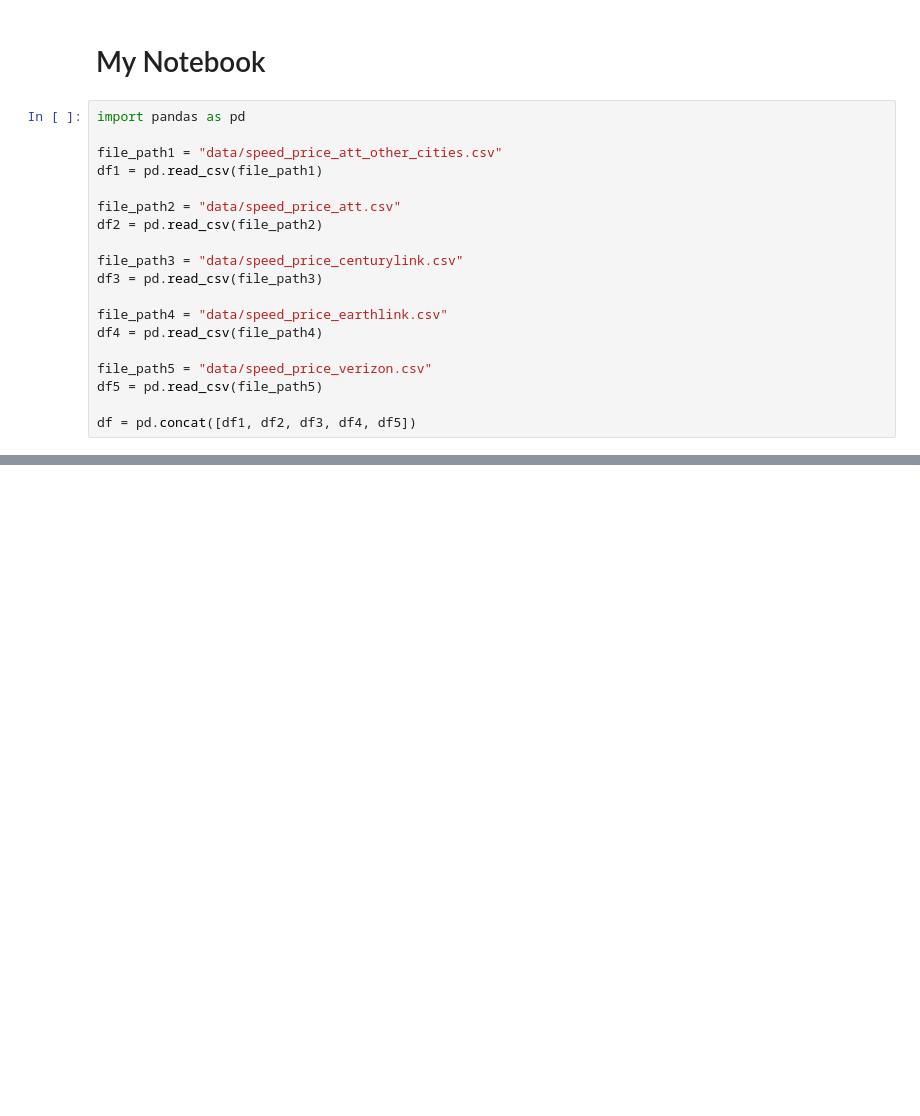
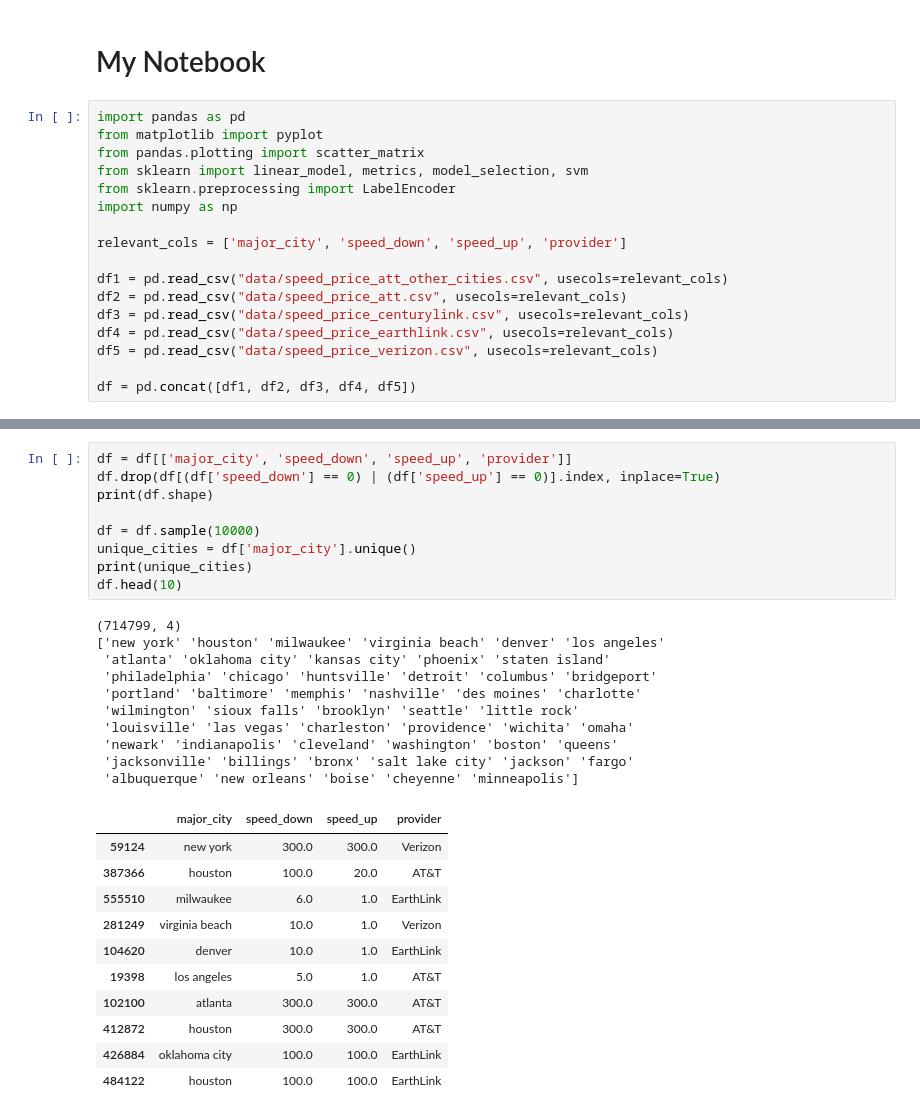
Before and after one commit to rmaes4/capstone-isp-prediction, a Jupyter notebook: notebook.ipynb, the cells around one changed output, grey strips where cells are left out. Cells and saved outputs as stored; diff of their text form; blank space fills up the shorter version.

```diff
--- a/notebook.ipynb
+++ b/notebook.ipynb
@@ -2,20 +2,18 @@
 # My Notebook
 # %%
 import pandas as pd
+from matplotlib import pyplot
+from pandas.plotting import scatter_matrix
+from sklearn import linear_model, metrics, model_selection, svm
+from sklearn.preprocessing import LabelEncoder
+import numpy as np
 
-file_path1 = "data/speed_price_att_other_cities.csv"
-df1 = pd.read_csv(file_path1)
+relevant_cols = ['major_city', 'speed_down', 'speed_up', 'provider']
 
-file_path2 = "data/speed_price_att.csv"
-df2 = pd.read_csv(file_path2)
-
-file_path3 = "data/speed_price_centurylink.csv"
-df3 = pd.read_csv(file_path3)
-
-file_path4 = "data/speed_price_earthlink.csv"
-df4 = pd.read_csv(file_path4)
-
-file_path5 = "data/speed_price_verizon.csv"
-df5 = pd.read_csv(file_path5)
+df1 = pd.read_csv("data/speed_price_att_other_cities.csv", usecols=relevant_cols)
+df2 = pd.read_csv("data/speed_price_att.csv", usecols=relevant_cols)
+df3 = pd.read_csv("data/speed_price_centurylink.csv", usecols=relevant_cols)
+df4 = pd.read_csv("data/speed_price_earthlink.csv", usecols=relevant_cols)
+df5 = pd.read_csv("data/speed_price_verizon.csv", usecols=relevant_cols)
 
 df = pd.concat([df1, df2, df3, df4, df5])
@@ -66,0 +20,31 @@ df.shape
+# %%
+df = df[['major_city', 'speed_down', 'speed_up', 'provider']]
+df.drop(df[(df['speed_down'] == 0) | (df['speed_up'] == 0)].index, inplace=True)
+print(df.shape)
+
+df = df.sample(10000)
+unique_cities = df['major_city'].unique()
+print(unique_cities)
+df.head(10)
+# %% [output]
+(714799, 4)
+['new york' 'houston' 'milwaukee' 'virginia beach' 'denver' 'los angeles'
+ 'atlanta' 'oklahoma city' 'kansas city' 'phoenix' 'staten island'
+ 'philadelphia' 'chicago' 'huntsville' 'detroit' 'columbus' 'bridgeport'
+ 'portland' 'baltimore' 'memphis' 'nashville' 'des moines' 'charlotte'
+ 'wilmington' 'sioux falls' 'brooklyn' 'seattle' 'little rock'
+ 'louisville' 'las vegas' 'charleston' 'providence' 'wichita' 'omaha'
+ 'newark' 'indianapolis' 'cleveland' 'washington' 'boston' 'queens'
+ 'jacksonville' 'billings' 'bronx' 'salt lake city' 'jackson' 'fargo'
+ 'albuquerque' 'new orleans' 'boise' 'cheyenne' 'minneapolis']
+|  | major_city | speed_down | speed_up | provider |
+| 59124 | new york | 300.0 | 300.0 | Verizon |
+| 387366 | houston | 100.0 | 20.0 | AT&T |
+| 555510 | milwaukee | 6.0 | 1.0 | EarthLink |
+| 281249 | virginia beach | 10.0 | 1.0 | Verizon |
+| 104620 | denver | 10.0 | 1.0 | EarthLink |
+| 19398 | los angeles | 5.0 | 1.0 | AT&T |
+| 102100 | atlanta | 300.0 | 300.0 | AT&T |
+| 412872 | houston | 300.0 | 300.0 | AT&T |
+| 426884 | oklahoma city | 100.0 | 100.0 | EarthLink |
+| 484122 | houston | 100.0 | 100.0 | EarthLink |
```
Also changed, not shown: parts of 7 cells of this notebook, 1 other file.
